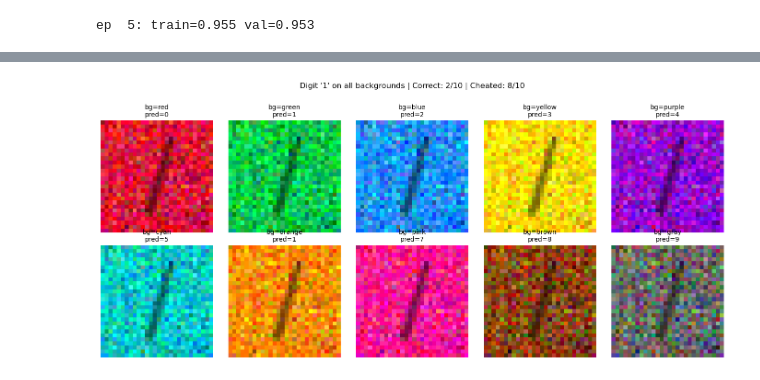
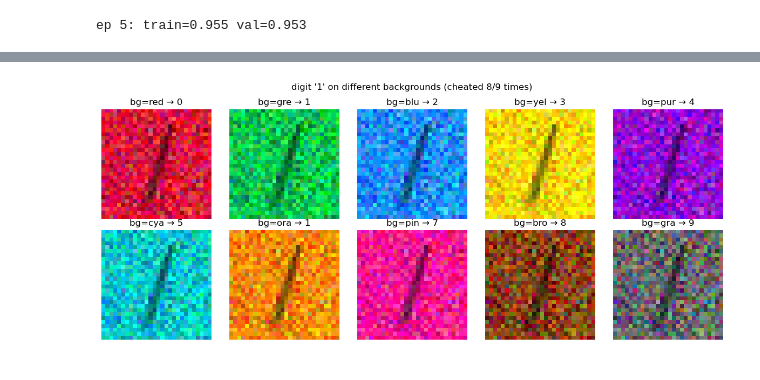
Before and after one commit to lohithkola06/The-Lazy-Artist, a Jupyter notebook: notebooks/01_baseline.ipynb, the cells around one changed output, grey strips where cells are left out. Drawn from its saved outputs; the diff is of its cells as text; code cells hidden in the pictures.

```diff
--- a/notebooks/01_baseline.ipynb
+++ b/notebooks/01_baseline.ipynb
@@ -91,17 +48,7 @@ Total: ~8K parameters (intentionally tiny to encourage shortcut learning)
 # %%
-model_cfg = {
-    "name": "simple_cnn",
-    "in_channels": 3,
-    "num_classes": 10,
-    "width": 6,  # 4 -> 8 -> 16 filters per layer
-}
-
-model = build_model(model_cfg).to(device)
+model = build_model({"name": "simple_cnn", "width": 6}).to(device)
 print(model)
-
-# Count parameters
-total_params = sum(p.numel() for p in model.parameters())
-print(f"\nTotal parameters: {total_params:,}")
+print(f"\n{sum(p.numel() for p in model.parameters()):,} params")
 # %% [output]
 SimpleCNN(
   (features): Sequential(
@@ -147,8 +92,7 @@ def evaluate(model, loader):
     correct, n = 0, 0
     for x, y in loader:
         x, y = x.to(device), y.to(device)
-        out = model(x)
-        correct += (out.argmax(1) == y).sum().item()
+        correct += (model(x).argmax(1) == y).sum().item()
         n += x.size(0)
     return correct / n
 # %%
@@ -354,59 +252,23 @@ loaded grayscale digits: 0, 1, and 7
 # %%
-def recolor_and_predict(gray, bg_color_idx, model_to_use):
-    """Put the grayscale digit on a colored background and run inference."""
-    bg_rgb = PALETTE[bg_color_idx]
-    rng = random.Random(12345)
-    colored = colorize_with_background(gray, bg_rgb, noise_std=0.15, rng=rng)
+def test_color(gray, color_idx):
+    rng = random.Random(42)
+    colored = colorize_with_background(gray, PALETTE[color_idx], noise_std=0.15, rng=rng)
+    with torch.no_grad():
+        logits = model(colored.unsqueeze(0).to(device))
+        pred = logits.argmax(1).item()
+    return colored, pred
 
-    with torch.no_grad():
-        x = colored.unsqueeze(0).to(device)
-        logits = model_to_use(x)
-        probs = F.softmax(logits, dim=1)[0]
-        pred = probs.argmax().item()
-        conf = probs[pred].item()
+fig, axes = plt.subplots(2, 5, figsize=(12, 5))
+cheated = 0
+for i in range(10):
+    colored, pred = test_color(gray_1, i)
+    axes[i//5, i%5].imshow(colored.permute(1,2,0).numpy())
+    axes[i//5, i%5].set_title(f"bg={COLOR_NAMES[i][:3]} → {pred}")
+    axes[i//5, i%5].axis("off")
+    if pred == i and pred != 1:
+        cheated += 1
 
-    return colored, pred, conf, probs
-
-# Test digit "1" on all 10 background colors
-print("=" * 70)
-print("COUNTERFACTUAL TEST: Digit '1' on all background colors")
-print("=" * 70)
-print("If cheating: Red bg → pred 0, Green bg → pred 1, Blue bg → pred 2, etc.")
-print()
-
-fig, axes = plt.subplots(2, 5, figsize=(14, 6))
-correct_count = 0
-cheating_count = 0
-
-for i in range(10):
-    ax = axes[i // 5, i % 5]
-    colored, pred, conf, probs = recolor_and_predict(gray_1, i, model)
-
-    ax.imshow(colored.permute(1, 2, 0).numpy())
-    ax.set_title(f"bg={COLOR_NAMES[i]}\npred={pred}", fontsize=10)
-    ax.axis("off")
-
-    if pred == 1:
-        status = "✓ correct"
-        correct_count += 1
-    elif pred == i:
-        status = f"⚠ CHEATED (pred=bg)"
-        cheating_count += 1
-    else:
-        status = f"✗ wrong"
-
-    print(f"  {COLOR_NAMES[i]:8s} bg → pred={pred} | {status}")
-
-plt.suptitle(f"Digit '1' on all backgrounds | Correct: {correct_count}/10 | Cheated: {cheating_count}/10",
-             fontsize=12, y=1.02)
+plt.suptitle(f"digit '1' on different backgrounds (cheated {cheated}/9 times)")
 plt.tight_layout()
 plt.show()
-
-print()
-if cheating_count >= 6:
-    print(f"🎯 CHEATER CONFIRMED! Predicted background color {cheating_count}/10 times")
-elif correct_count >= 8:
-    print(f"✓ Model actually learned shapes ({correct_count}/10 correct)")
-else:
-    print(f"? Mixed: {correct_count}/10 correct, {cheating_count}/10 cheated")
 # %% [output]
@@ -428 +275 @@ If cheating: Red bg → pred 0, Green bg → pred 1, Blue bg → pred 2, etc.
-[figure, old version]
+[figure, new version]
```
Also changed, not shown: parts of 19 cells of this notebook, 6 other files.
